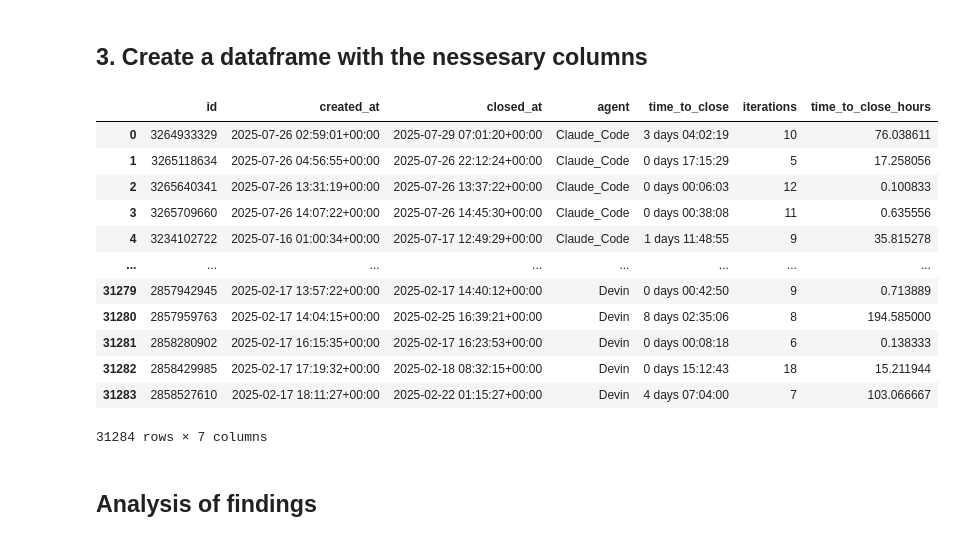
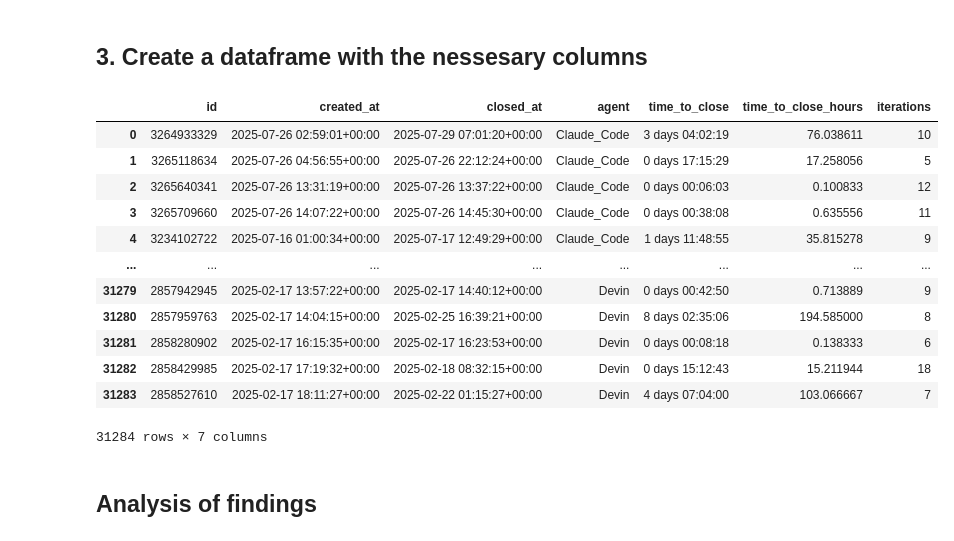
Before and after one commit to mzikkhan/effifiency_of_coding_agents, a Jupyter notebook: rq_1.ipynb, the cells around one changed output. Saved outputs shown, nothing was run; the diff lists cells and outputs as text; code cells hidden in the pictures.

```diff
--- a/rq_1.ipynb
+++ b/rq_1.ipynb
@@ -64,14 +64,28 @@ OpenAI_Codex     19.415475
 Name: time_to_close, dtype: float64
 # %%
 import matplotlib.pyplot as plt
+import seaborn as sns
 
-plt.figure(figsize=(8,5))
-avg_hours.sort_values().plot(kind='bar')
+closed_prs["time_to_close_hours"] = closed_prs["time_to_close"].dt.total_seconds() / 3600
 
-plt.title("Average Time to Close PR by Agent (Hours)")
-plt.ylabel("Hours")
-plt.xticks(rotation=45, ha='right')
+fig, axes = plt.subplots(1, 2, figsize=(14, 5))
+
+avg_hours.sort_values().plot(kind='bar', ax=axes[0])
+axes[0].set_title("Average Time to Close PR by Agent (Hours)")
+axes[0].set_ylabel("Hours")
+axes[0].set_xlabel("Agent")
+axes[0].tick_params(axis='x', rotation=45)
+
+
+
+order = avg_hours.sort_values().index.tolist()
+sns.boxplot(data=closed_prs,x="agent",y="time_to_close_hours",order=order,ax=axes[1]
+)
+axes[1].set_title("Distribution of Time to Close PR (Hours)")
+axes[1].set_xlabel("Agent")
+axes[1].set_ylabel("Hours")
+
 plt.tight_layout()
-plt.savefig("bar_chart_hours.png", dpi=300, bbox_inches="tight")
+plt.savefig("bar_plus_boxplot.png", dpi=300, bbox_inches="tight")
 plt.show()
 # %% [output]
@@ -125,25 +147,25 @@ plt.show()
 # %%
 counts_renamed = counts.rename(columns={"pr_id": "id"})
 
 final_df = closed_prs.merge(counts_renamed,on=["id", "agent"],how="left")
-final_df["time_to_close_hours"] = final_df["time_to_close"].dt.total_seconds() / 3600
+
 
 
 
 final_df
 # %% [output]
-|  | id | created_at | closed_at | agent | time_to_close | iterations | time_to_close_hours |
-| 0 | 3264933329 | 2025-07-26 02:59:01+00:00 | 2025-07-29 07:01:20+00:00 | Claude_Code | 3 days 04:02:19 | 10 | 76.038611 |
-| 1 | 3265118634 | 2025-07-26 04:56:55+00:00 | 2025-07-26 22:12:24+00:00 | Claude_Code | 0 days 17:15:29 | 5 | 17.258056 |
-| 2 | 3265640341 | 2025-07-26 13:31:19+00:00 | 2025-07-26 13:37:22+00:00 | Claude_Code | 0 days 00:06:03 | 12 | 0.100833 |
-| 3 | 3265709660 | 2025-07-26 14:07:22+00:00 | 2025-07-26 14:45:30+00:00 | Claude_Code | 0 days 00:38:08 | 11 | 0.635556 |
-| 4 | 3234102722 | 2025-07-16 01:00:34+00:00 | 2025-07-17 12:49:29+00:00 | Claude_Code | 1 days 11:48:55 | 9 | 35.815278 |
+|  | id | created_at | closed_at | agent | time_to_close | time_to_close_hours | iterations |
+| 0 | 3264933329 | 2025-07-26 02:59:01+00:00 | 2025-07-29 07:01:20+00:00 | Claude_Code | 3 days 04:02:19 | 76.038611 | 10 |
+| 1 | 3265118634 | 2025-07-26 04:56:55+00:00 | 2025-07-26 22:12:24+00:00 | Claude_Code | 0 days 17:15:29 | 17.258056 | 5 |
+| 2 | 3265640341 | 2025-07-26 13:31:19+00:00 | 2025-07-26 13:37:22+00:00 | Claude_Code | 0 days 00:06:03 | 0.100833 | 12 |
+| 3 | 3265709660 | 2025-07-26 14:07:22+00:00 | 2025-07-26 14:45:30+00:00 | Claude_Code | 0 days 00:38:08 | 0.635556 | 11 |
+| 4 | 3234102722 | 2025-07-16 01:00:34+00:00 | 2025-07-17 12:49:29+00:00 | Claude_Code | 1 days 11:48:55 | 35.815278 | 9 |
 | ... | ... | ... | ... | ... | ... | ... | ... |
-| 31279 | 2857942945 | 2025-02-17 13:57:22+00:00 | 2025-02-17 14:40:12+00:00 | Devin | 0 days 00:42:50 | 9 | 0.713889 |
-| 31280 | 2857959763 | 2025-02-17 14:04:15+00:00 | 2025-02-25 16:39:21+00:00 | Devin | 8 days 02:35:06 | 8 | 194.585000 |
-| 31281 | 2858280902 | 2025-02-17 16:15:35+00:00 | 2025-02-17 16:23:53+00:00 | Devin | 0 days 00:08:18 | 6 | 0.138333 |
-| 31282 | 2858429985 | 2025-02-17 17:19:32+00:00 | 2025-02-18 08:32:15+00:00 | Devin | 0 days 15:12:43 | 18 | 15.211944 |
-| 31283 | 2858527610 | 2025-02-17 18:11:27+00:00 | 2025-02-22 01:15:27+00:00 | Devin | 4 days 07:04:00 | 7 | 103.066667 |
+| 31279 | 2857942945 | 2025-02-17 13:57:22+00:00 | 2025-02-17 14:40:12+00:00 | Devin | 0 days 00:42:50 | 0.713889 | 9 |
+| 31280 | 2857959763 | 2025-02-17 14:04:15+00:00 | 2025-02-25 16:39:21+00:00 | Devin | 8 days 02:35:06 | 194.585000 | 8 |
+| 31281 | 2858280902 | 2025-02-17 16:15:35+00:00 | 2025-02-17 16:23:53+00:00 | Devin | 0 days 00:08:18 | 0.138333 | 6 |
+| 31282 | 2858429985 | 2025-02-17 17:19:32+00:00 | 2025-02-18 08:32:15+00:00 | Devin | 0 days 15:12:43 | 15.211944 | 18 |
+| 31283 | 2858527610 | 2025-02-17 18:11:27+00:00 | 2025-02-22 01:15:27+00:00 | Devin | 4 days 07:04:00 | 103.066667 | 7 |
 31284 rows × 7 columns
 # %% [markdown]
 ## Analysis of findings
```
Also changed, not shown: parts of 4 cells of this notebook.
